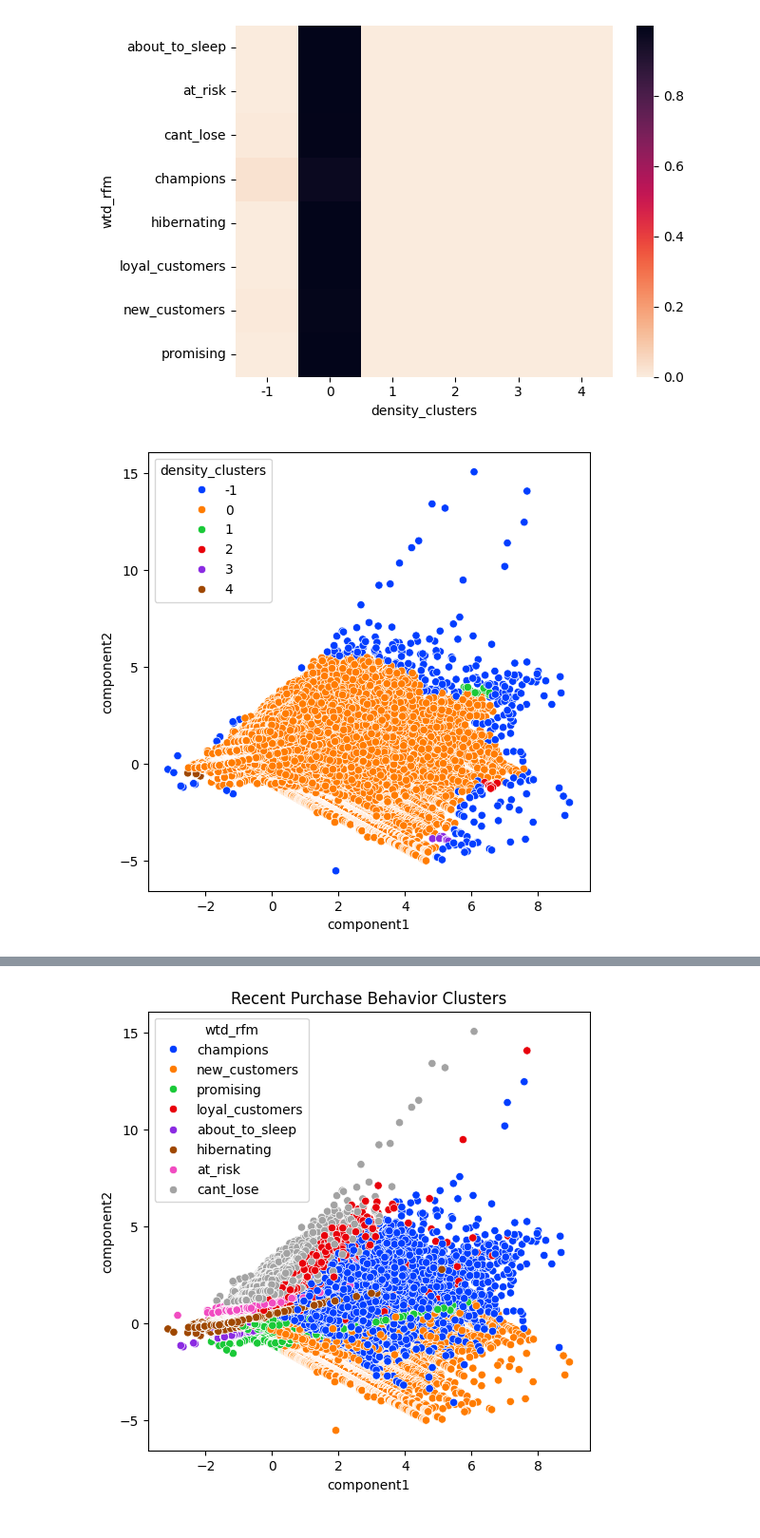
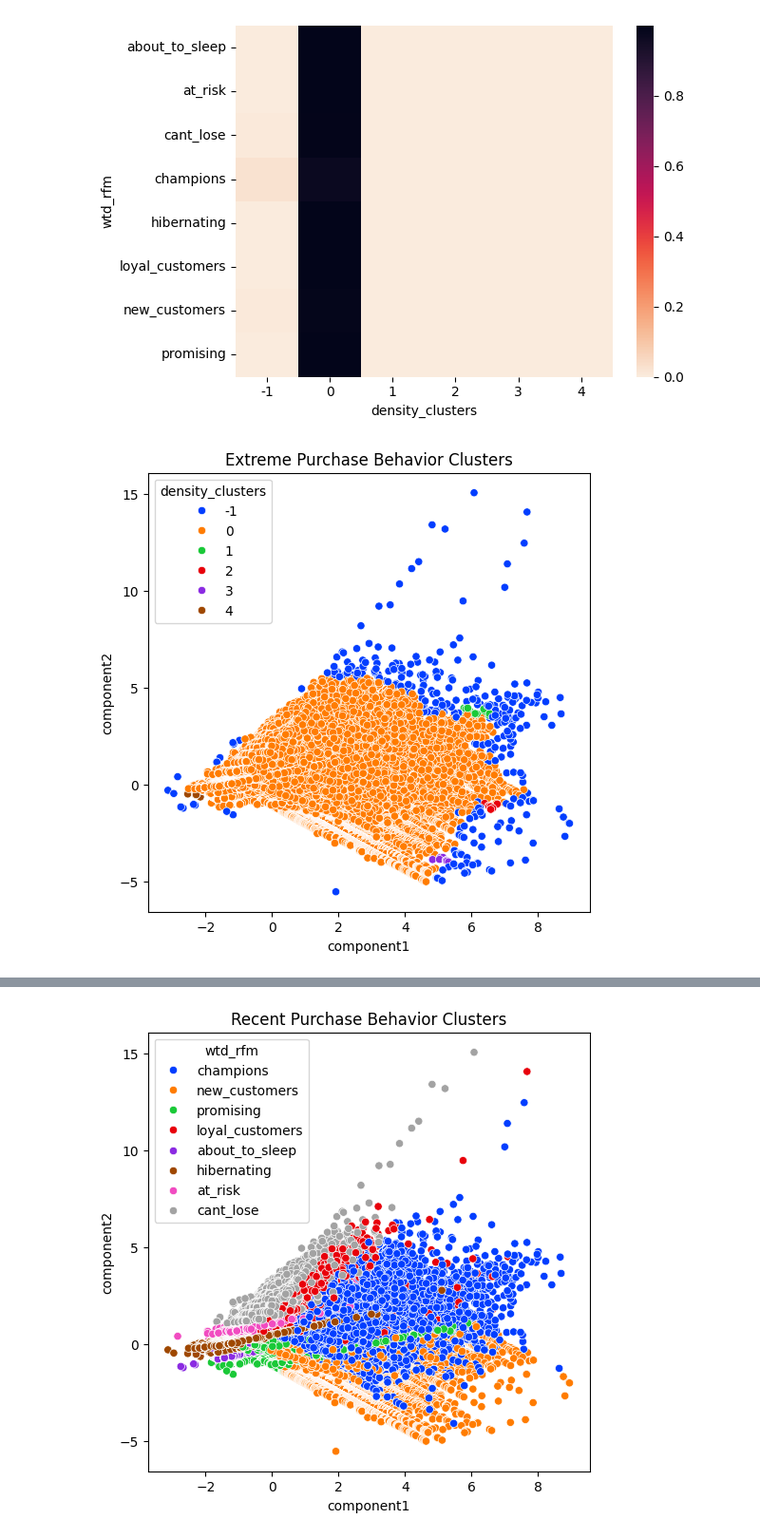
Before and after one commit to franciscogmm/scheduling-platform-segmentation, a Jupyter notebook: notebooks/segmentation_high_level.ipynb, the cells around one changed output, grey strips where cells are left out. Shown at 95% size. Cells and saved outputs as stored; diff of their text form; code cells hidden in the pictures.

```diff
--- a/notebooks/segmentation_high_level.ipynb
+++ b/notebooks/segmentation_high_level.ipynb
@@ -383,15 +383,15 @@ sns.heatmap(pdf_cluster_composition.unstack('density_clusters', fill_value=0)['p
 # %%
 plt.figure(figsize=(6, 6))
 sns.scatterplot(
     data=pdf_clustered,
     x='component1',
     y='component2',
     hue='density_clusters',
     palette='bright'
-)
+).set_title('Extreme Purchase Behavior Clusters')
 plt.show()
 # %% [output]
-[figure, old version]
+[figure, new version]
 # %%
 plt.figure(figsize=(6, 6))
 sns.scatterplot(
```
Also changed, not shown: parts of 1 cell of this notebook.
